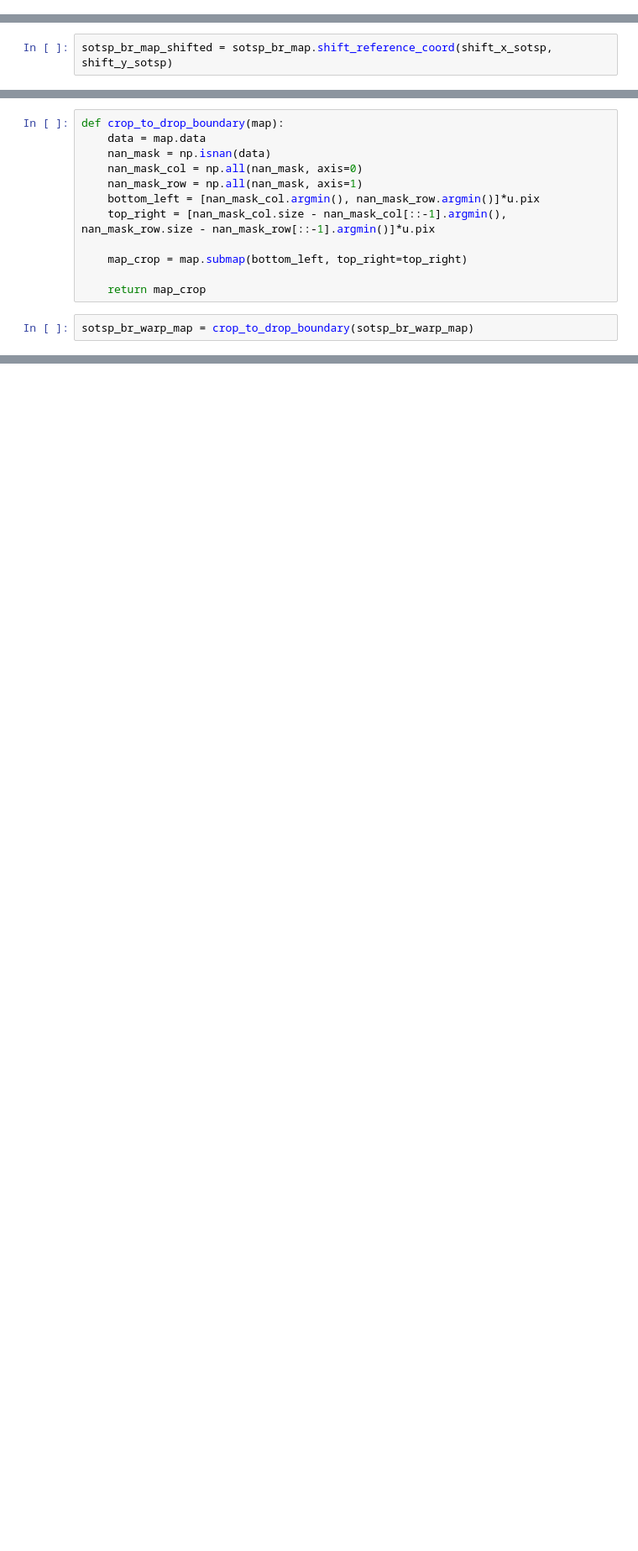
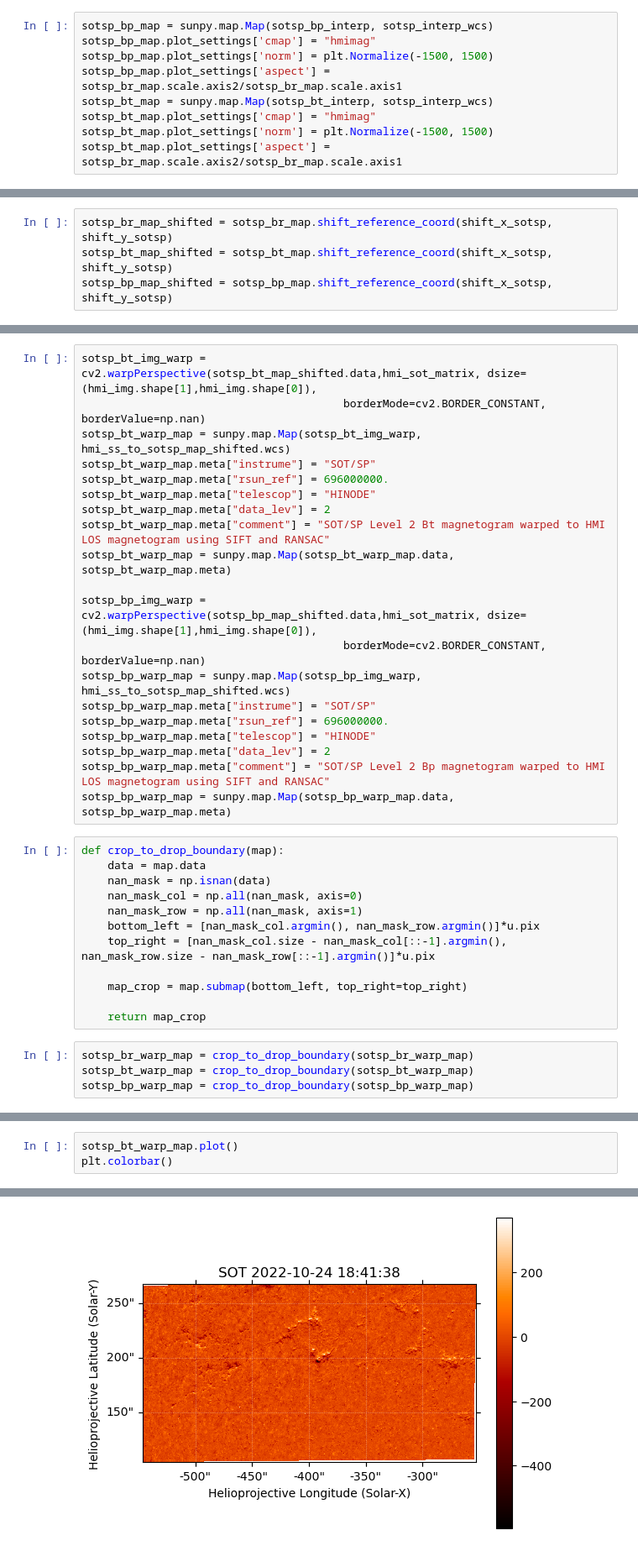
Before and after one commit to yjzhu-solar/EIS_DKIST_SolO, a Jupyter notebook: ipynb/hmi/sot_hmi_sift_1024.ipynb, the cells around one changed output, grey strips where cells are left out. Shown at 84% size. Cells and saved outputs as stored; diff of their text form; blank space fills up the shorter version.

```diff
--- a/ipynb/hmi/sot_hmi_sift_1024.ipynb
+++ b/ipynb/hmi/sot_hmi_sift_1024.ipynb
@@ -174,6 +183,15 @@ sotsp_br_map = sunpy.map.Map(sotsp_br_interp, sotsp_interp_wcs)
 sotsp_br_map.plot_settings['cmap'] = "hmimag"
 sotsp_br_map.plot_settings['norm'] = plt.Normalize(-1500, 1500)
 sotsp_br_map.plot_settings['aspect'] = sotsp_br_map.scale.axis2/sotsp_br_map.scale.axis1
+# %%
+sotsp_bp_map = sunpy.map.Map(sotsp_bp_interp, sotsp_interp_wcs)
+sotsp_bp_map.plot_settings['cmap'] = "hmimag"
+sotsp_bp_map.plot_settings['norm'] = plt.Normalize(-1500, 1500)
+sotsp_bp_map.plot_settings['aspect'] = sotsp_br_map.scale.axis2/sotsp_br_map.scale.axis1
+sotsp_bt_map = sunpy.map.Map(sotsp_bt_interp, sotsp_interp_wcs)
+sotsp_bt_map.plot_settings['cmap'] = "hmimag"
+sotsp_bt_map.plot_settings['norm'] = plt.Normalize(-1500, 1500)
+sotsp_bt_map.plot_settings['aspect'] = sotsp_br_map.scale.axis2/sotsp_br_map.scale.axis1
 # %%
 sotsp_br_map.plot()
 # %% [output]
@@ -207,6 +225,8 @@ def calc_shift(map_ref, map_move):
 shift_x_sotsp, shift_y_sotsp = calc_shift(hmi_ss_to_sotsp_map, sotsp_br_map)
 # %%
 sotsp_br_map_shifted = sotsp_br_map.shift_reference_coord(shift_x_sotsp, shift_y_sotsp)
+sotsp_bt_map_shifted = sotsp_bt_map.shift_reference_coord(shift_x_sotsp, shift_y_sotsp)
+sotsp_bp_map_shifted = sotsp_bp_map.shift_reference_coord(shift_x_sotsp, shift_y_sotsp)
 # %%
 with propagate_with_solar_surface():
     SunBlinker(sotsp_br_map_shifted, hmi_ss_map, reproject=True,)
@@ -308,6 +328,26 @@ sotsp_br_warp_map.meta["telescop"] = "HINODE"
 sotsp_br_warp_map.meta["data_lev"] = 2
 sotsp_br_warp_map.meta["comment"] = "SOT/SP Level 2 Br magnetogram warped to HMI LOS magnetogram using SIFT and RANSAC"
 sotsp_br_warp_map = sunpy.map.Map(sotsp_br_warp_map.data, sotsp_br_warp_map.meta)
+# %%
+sotsp_bt_img_warp = cv2.warpPerspective(sotsp_bt_map_shifted.data,hmi_sot_matrix, dsize=(hmi_img.shape[1],hmi_img.shape[0]),
+                                        borderMode=cv2.BORDER_CONSTANT, borderValue=np.nan)
+sotsp_bt_warp_map = sunpy.map.Map(sotsp_bt_img_warp, hmi_ss_to_sotsp_map_shifted.wcs)
+sotsp_bt_warp_map.meta["instrume"] = "SOT/SP"
+sotsp_bt_warp_map.meta["rsun_ref"] = 696000000.
+sotsp_bt_warp_map.meta["telescop"] = "HINODE"
+sotsp_bt_warp_map.meta["data_lev"] = 2
+sotsp_bt_warp_map.meta["comment"] = "SOT/SP Level 2 Bt magnetogram warped to HMI LOS magnetogram using SIFT and RANSAC"
+sotsp_bt_warp_map = sunpy.map.Map(sotsp_bt_warp_map.data, sotsp_bt_warp_map.meta)
+
+sotsp_bp_img_warp = cv2.warpPerspective(sotsp_bp_map_shifted.data,hmi_sot_matrix, dsize=(hmi_img.shape[1],hmi_img.shape[0]),
+                                        borderMode=cv2.BORDER_CONSTANT, borderValue=np.nan)
+sotsp_bp_warp_map = sunpy.map.Map(sotsp_bp_img_warp, hmi_ss_to_sotsp_map_shifted.wcs)
+sotsp_bp_warp_map.meta["instrume"] = "SOT/SP"
+sotsp_bp_warp_map.meta["rsun_ref"] = 696000000.
+sotsp_bp_warp_map.meta["telescop"] = "HINODE"
+sotsp_bp_warp_map.meta["data_lev"] = 2
+sotsp_bp_warp_map.meta["comment"] = "SOT/SP Level 2 Bp magnetogram warped to HMI LOS magnetogram using SIFT and RANSAC"
+sotsp_bp_warp_map = sunpy.map.Map(sotsp_bp_warp_map.data, sotsp_bp_warp_map.meta)
 # %%
 def crop_to_drop_boundary(map):
     data = map.data
@@ -322,5 +362,7 @@ def crop_to_drop_boundary(map):
     return map_crop
 # %%
 sotsp_br_warp_map = crop_to_drop_boundary(sotsp_br_warp_map)
+sotsp_bt_warp_map = crop_to_drop_boundary(sotsp_bt_warp_map)
+sotsp_bp_warp_map = crop_to_drop_boundary(sotsp_bp_warp_map)
 # %%
 sotsp_br_warp_map.plot()
@@ -329,0 +373,4 @@ sotsp_br_warp_map.plot()
+# %%
+sotsp_bt_warp_map.plot()
+plt.colorbar()
+# %% [output]
@@ -329,0 +378 @@ sotsp_br_warp_map.plot()
+[figure, added]
```
Also changed, not shown: parts of 10 cells of this notebook, 5 other files.
